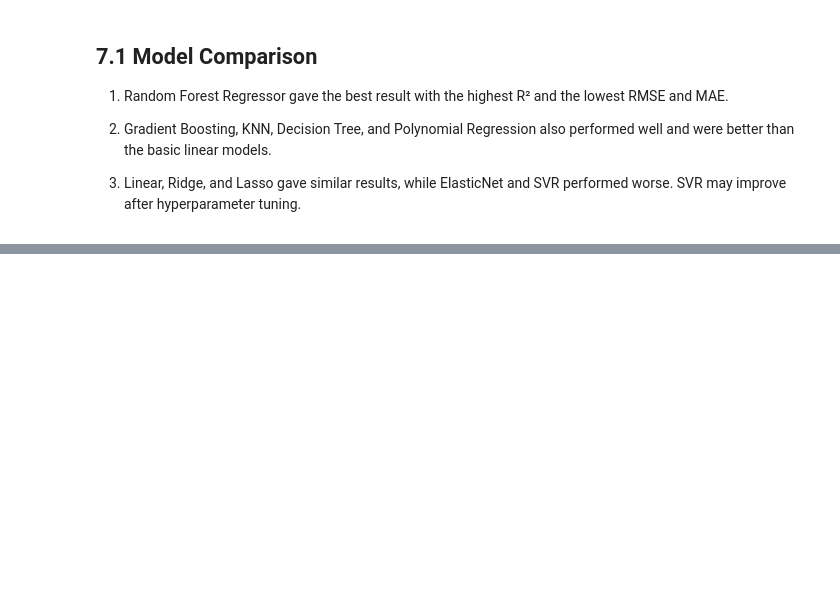
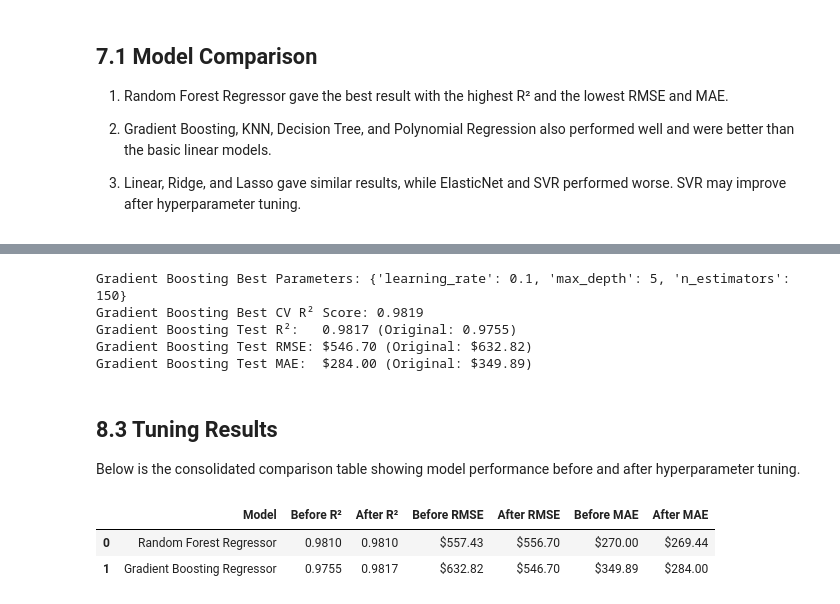
Before and after one commit to anish435/ML_capstone_project, a Jupyter notebook: notebooks/regression.ipynb, the cells around one changed output, grey strips where cells are left out. Cells and saved outputs as stored; diff of their text form; code cells hidden in the pictures; blank space fills up the shorter version.

Commit message:
Regression: Implement hyperparameter tuning

```diff
--- a/notebooks/regression.ipynb
+++ b/notebooks/regression.ipynb
@@ -1175,0 +1228,69 @@ display(df_summary)
+# %%
+# Define parameter grid for Gradient Boosting
+gb_param_grid = {
+    'n_estimators': [100, 150],
+    'learning_rate': [0.1, 0.15],
+    'max_depth': [3, 5]
+}
+
+# Initialize and fit GridSearchCV with 3-fold cross-validation
+gb_grid = GridSearchCV(
+    estimator=GradientBoostingRegressor(random_state=42),
+    param_grid=gb_param_grid,
+    cv=3,
+    scoring='r2',
+    n_jobs=-1
+)
+gb_grid.fit(X_train_processed, y_train)
+
+# Best Gradient Boosting model evaluation on test set
+best_gb = gb_grid.best_estimator_
+y_pred_best_gb = best_gb.predict(X_test_processed)
+
+r2_gb_tuned = r2_score(y_test, y_pred_best_gb)
+rmse_gb_tuned = np.sqrt(mean_squared_error(y_test, y_pred_best_gb))
+mae_gb_tuned = mean_absolute_error(y_test, y_pred_best_gb)
+
+print(f"Gradient Boosting Best Parameters: {gb_grid.best_params_}")
+print(f"Gradient Boosting Best CV R² Score: {gb_grid.best_score_:.4f}")
+print(f"Gradient Boosting Test R²:   {r2_gb_tuned:.4f} (Original: {r2_gbr:.4f})")
+print(f"Gradient Boosting Test RMSE: ${rmse_gb_tuned:,.2f} (Original: ${rmse_gbr:,.2f})")
+print(f"Gradient Boosting Test MAE:  ${mae_gb_tuned:,.2f} (Original: ${mae_gbr:,.2f})")
+# %% [output]
+Gradient Boosting Best Parameters: {'learning_rate': 0.1, 'max_depth': 5, 'n_estimators': 150}
+Gradient Boosting Best CV R² Score: 0.9819
+Gradient Boosting Test R²:   0.9817 (Original: 0.9755)
+Gradient Boosting Test RMSE: $546.70 (Original: $632.82)
+Gradient Boosting Test MAE:  $284.00 (Original: $349.89)
+# %% [markdown]
+## 8.3 Tuning Results
+
+Below is the consolidated comparison table showing model performance before and after hyperparameter tuning.
+# %%
+# Create before vs after tuning comparison table
+tuning_comparison_df = pd.DataFrame([
+    {
+        'Model': 'Random Forest Regressor',
+        'Before R²': f"{r2_rf:.4f}",
+        'After R²': f"{r2_rf_tuned:.4f}",
+        'Before RMSE': f"${rmse_rf:,.2f}",
+        'After RMSE': f"${rmse_rf_tuned:,.2f}",
+        'Before MAE': f"${mae_rf:,.2f}",
+        'After MAE': f"${mae_rf_tuned:,.2f}"
+    },
+    {
+        'Model': 'Gradient Boosting Regressor',
+        'Before R²': f"{r2_gbr:.4f}",
+        'After R²': f"{r2_gb_tuned:.4f}",
+        'Before RMSE': f"${rmse_gbr:,.2f}",
+        'After RMSE': f"${rmse_gb_tuned:,.2f}",
+        'Before MAE': f"${mae_gbr:,.2f}",
+        'After MAE': f"${mae_gb_tuned:,.2f}"
+    }
+])
+
+display(tuning_comparison_df)
+# %% [output]
+|  | Model | Before R² | After R² | Before RMSE | After RMSE | Before MAE | After MAE |
+| 0 | Random Forest Regressor | 0.9810 | 0.9810 | $557.43 | $556.70 | $270.00 | $269.44 |
+| 1 | Gradient Boosting Regressor | 0.9755 | 0.9817 | $632.82 | $546.70 | $349.89 | $284.00 |
```
Also changed, not shown: parts of 6 cells of this notebook, 1 other file.
